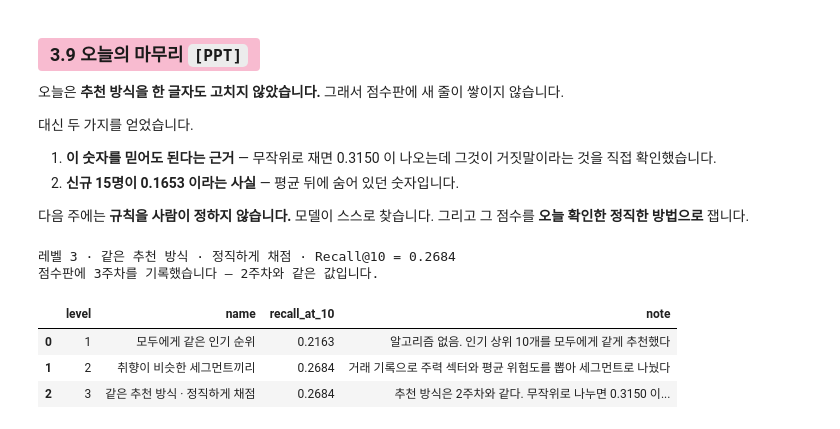
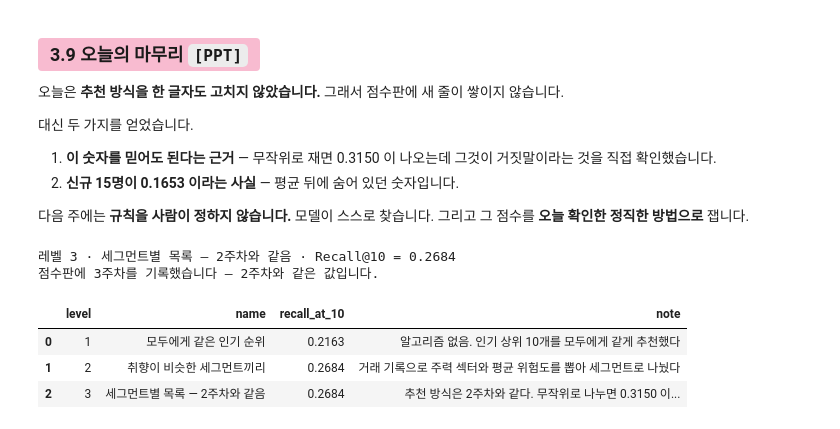
Before and after one commit to welovecherry/recsys, a Jupyter notebook: notebooks/03_split_leakage.ipynb, the cells around one changed output. Saved outputs shown, nothing was run; the diff lists cells and outputs as text; code cells hidden in the pictures.

Commit message:
[recsys] 3주차 점수판 이름을 「세그먼트별 목록 — 2주차와 같음」으로

```diff
--- a/notebooks/03_split_leakage.ipynb
+++ b/notebooks/03_split_leakage.ipynb
@@ -647,15 +647,15 @@ print("→ 「처음 온 사람에게는 안전한 것을」 이라는 생각이
 # %%
 # 이 셀에서 하는 일 — 오늘 점수를 점수판에 남긴다
 # 왜 하나 — 3주차는 2주차와 같은 값이다. 추천 방식을 안 고쳤으니 당연하다
-recsys.record(3, "같은 추천 방식 · 정직하게 채점", 시간순_점수,
+recsys.record(3, "세그먼트별 목록 — 2주차와 같음", 시간순_점수,
               note="추천 방식은 2주차와 같다. 무작위로 나누면 0.3150 이 나오는데 그것은 미래를 보고 맞힌 값이다")
 
 print("점수판에 3주차를 기록했습니다 — 2주차와 같은 값입니다.\n")   # \n = 한 줄 띄우기
 recsys.leaderboard(upto=3)   # 오늘까지 쌓인 점수판 (뒤 주차는 빼고 본다)
 # %% [output]
-레벨 3 · 같은 추천 방식 · 정직하게 채점 · Recall@10 = 0.2684
+레벨 3 · 세그먼트별 목록 — 2주차와 같음 · Recall@10 = 0.2684
 점수판에 3주차를 기록했습니다 — 2주차와 같은 값입니다.
 |  | level | name | recall_at_10 | note |
 | 0 | 1 | 모두에게 같은 인기 순위 | 0.2163 | 알고리즘 없음. 인기 상위 10개를 모두에게 같게 추천했다 |
 | 1 | 2 | 취향이 비슷한 세그먼트끼리 | 0.2684 | 거래 기록으로 주력 섹터와 평균 위험도를 뽑아 세그먼트로 나눴다 |
-| 2 | 3 | 같은 추천 방식 · 정직하게 채점 | 0.2684 | 추천 방식은 2주차와 같다. 무작위로 나누면 0.3150 이... |
+| 2 | 3 | 세그먼트별 목록 — 2주차와 같음 | 0.2684 | 추천 방식은 2주차와 같다. 무작위로 나누면 0.3150 이... |
```
